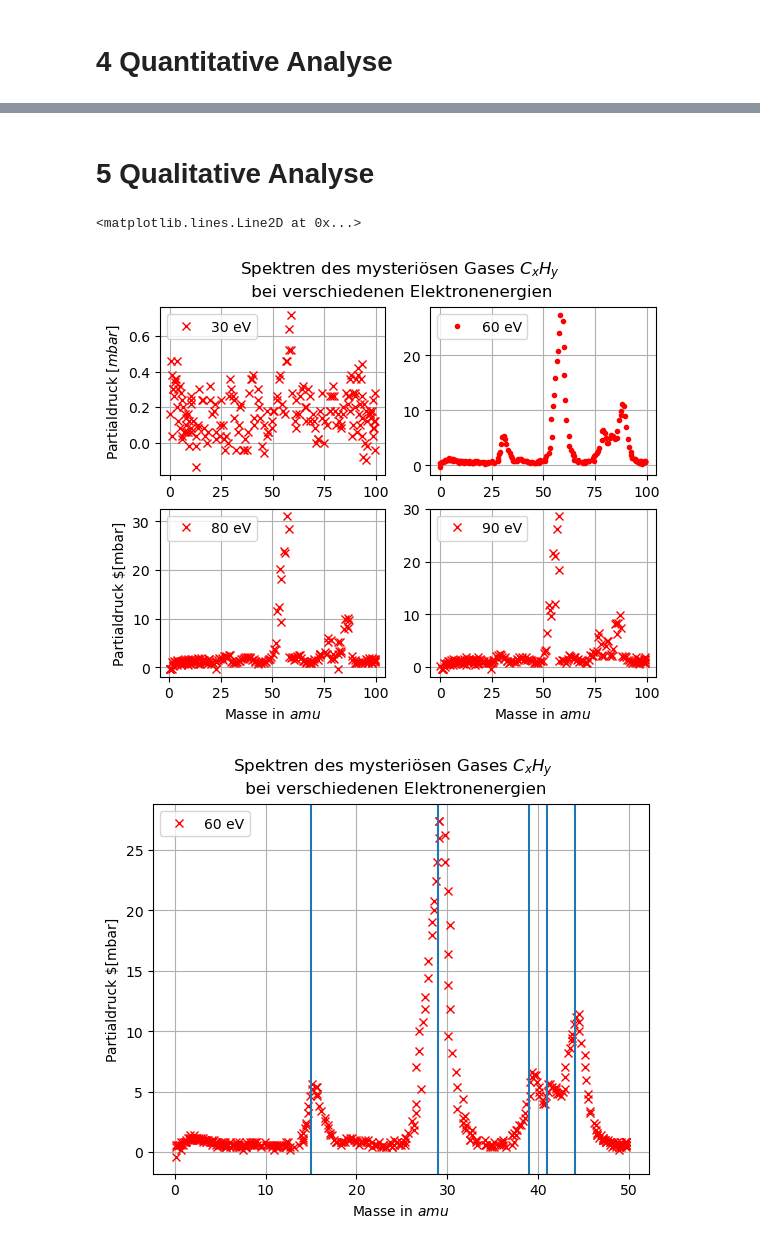
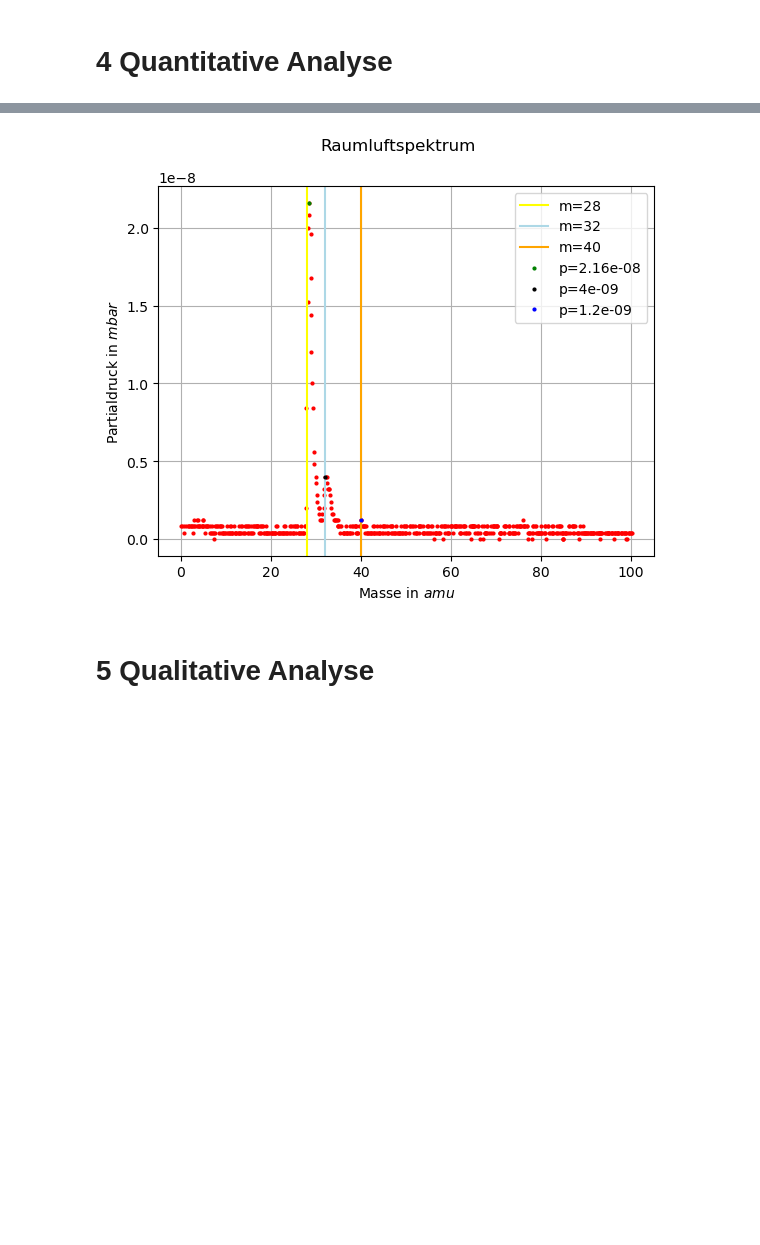
Before and after one commit to MRNock04/P3, a Jupyter notebook: Massenspektrometer/Auswertung.ipynb, the cells around one changed output, grey strips where cells are left out. Drawn from its saved outputs; the diff is of its cells as text; code cells hidden in the pictures; blank space fills up the shorter version.

```diff
--- a/Massenspektrometer/Auswertung.ipynb
+++ b/Massenspektrometer/Auswertung.ipynb
@@ -194,44 +176,36 @@ plt.plot(rsp3[0][::15],rsp3[1][::15], "rx")
+# %%
+# Daten einlesen
+rlsp1_df = pd.read_csv("Data\\Raumluft(1-50).CSV", skiprows=15)
+rlsp2_df = pd.read_csv("Data\\Raumluft(50-100).CSV", skiprows=15)
+
+# Dataframes umwandeln in numpy arrays
+rlsp1 = np.array([ rlsp1_df["CH1"][240:1830]/2 , rlsp1_df["CH2"][240:1830] ])
+rlsp2 = np.array([ rlsp2_df["CH1"][250:1840]/2 + 50 , rlsp2_df["CH2"][250:1840] ])
+
+fig4_1, ax4_1 = plt.subplots()
+
+# Raumluftspektrum
+ax4_1.plot(rlsp1[0][::5] , rlsp1[1][::5] * 10**-9 , "r." , markersize=4)
+ax4_1.plot(rlsp2[0][:313:5] , rlsp2[1][:313:5] * 10**-9 , "r." , markersize=4)
+ax4_1.plot(rlsp2[0][313::5] , rlsp2[1][313::5] * 10**-9 , "r." , markersize=4)
+
+# Plot schönmachen
+ax4_1.grid()
+ax4_1.set(xlabel="Masse in $amu$", ylabel="Partialdruck in $mbar$")
+fig4_1.suptitle("Raumluftspektrum")
+
+# Massenlinien
+ax4_1.axvline(x=28, color="yellow", label="m=28")
+ax4_1.axvline(x=32, color="lightblue", label="m=32")
+ax4_1.axvline(x=40, color="orange", label="m=40")
+
+# Die beiden höchsten Peaks, bei m=28 (N2) und m=32 (O2) für ungefähre Luftzusammensetzung
+ax4_1.plot(rlsp1[0][867:868:5] , rlsp1[1][867:868:5] * 10**-9 , "g." , label=f"p={rlsp1[1][867:868:5][0] * 10**-9}" , markersize=4)
+ax4_1.plot(rlsp1[0][985:986:5] , rlsp1[1][985:986:5] * 10**-9 , "k." , label=f"p={rlsp1[1][985:986:5][0] * 10**-9}" , markersize=4)
+ax4_1.plot(rlsp1[0][1237:1238:5] , rlsp1[1][1237:1238:5] * 10**-9 , "b." , label=f"p={rlsp1[1][1237:1238:5][0] * 10**-9}" , markersize=4)
+ax4_1.legend()
+plt.show()
+# %% [output]
+[figure, added]
 # %% [markdown]
 # 5 Qualitative Analyse
-# %%
-propan30 = read_Tek("Data\\Propan_E30.CSV")
-propan60 = read_Tek("Data\\Propan_E60.CSV")
-propan80 = read_Tek("Data\\Propan_E80.CSV")
-propan90 = read_Tek("Data\\Propan_E90.CSV")
-
-fig, ax = plt.subplots(2,2)
-ax[0][0].plot(propan30["Ch1"][::10], propan30["Ch2"][::10], "rx", label="30 eV")
-ax[0][1].plot(propan60["Ch1"][::10], propan60["Ch2"][::10], "r.", label="60 eV")
-ax[1][0].plot(propan80["Ch1"][::10], propan80["Ch2"][::10], "rx", label="80 eV")
-ax[1][1].plot(propan90["Ch1"][::10], propan90["Ch2"][::10], "rx", label= "90 eV")
-for i in [0,1]:
-    for j in [0,1]:
-        ax[i][j].grid()
-        ax[i][j].legend()
-
-# ax[0][0].fill_between(propan30["Ch1"][::10], propan30["Ch2"][::10], color="red")
-# ax[0][1].fill_between(propan60["Ch1"][::10], propan60["Ch2"][::10], color="red")
-# ax[1][0].fill_between(propan80["Ch1"][::10], propan80["Ch2"][::10], color="red")
-# ax[1][1].fill_between(propan90["Ch1"][::10], propan90["Ch2"][::10], color="red")
-
-ax[0][0].set(xlabel="", ylabel="Partialdruck $[mbar]$")
-ax[1][0].set(xlabel="Masse in $amu$", ylabel="Partialdruck $[mbar]")
-ax[1][1].set(xlabel="Masse in $amu$", ylabel="")
-fig.suptitle("Spektren des mysteriösen Gases $C_xH_y$ \n bei verschiedenen Elektronenergien")
-
-fig2, ax2 = plt.subplots()
-ax2.plot(propan60["Ch1"][::5]/2, propan60["Ch2"][::5], "rx", label="60 eV")
-ax2.grid()
-ax2.legend()
-ax2.set(xlabel="Masse in $amu$", ylabel="Partialdruck $[mbar]")
-fig2.suptitle("Spektren des mysteriösen Gases $C_xH_y$ \n bei verschiedenen Elektronenergien")
-
-ax2.axvline(x=15)
-ax2.axvline(x=29)
-ax2.axvline(x=39)
-ax2.axvline(x=41)
-ax2.axvline(x=44)
-# %% [output]
-<matplotlib.lines.Line2D at 0x...>
-[figure, removed]
-[figure, removed]
```
Also changed, not shown: parts of 5 cells of this notebook.
